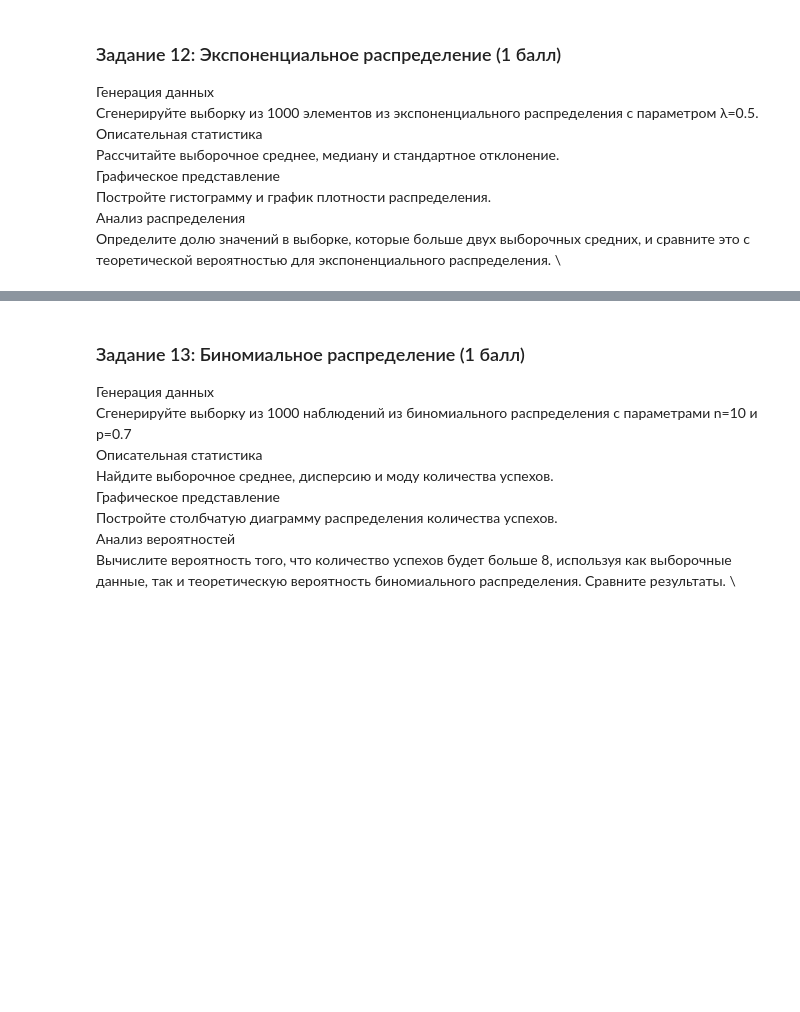
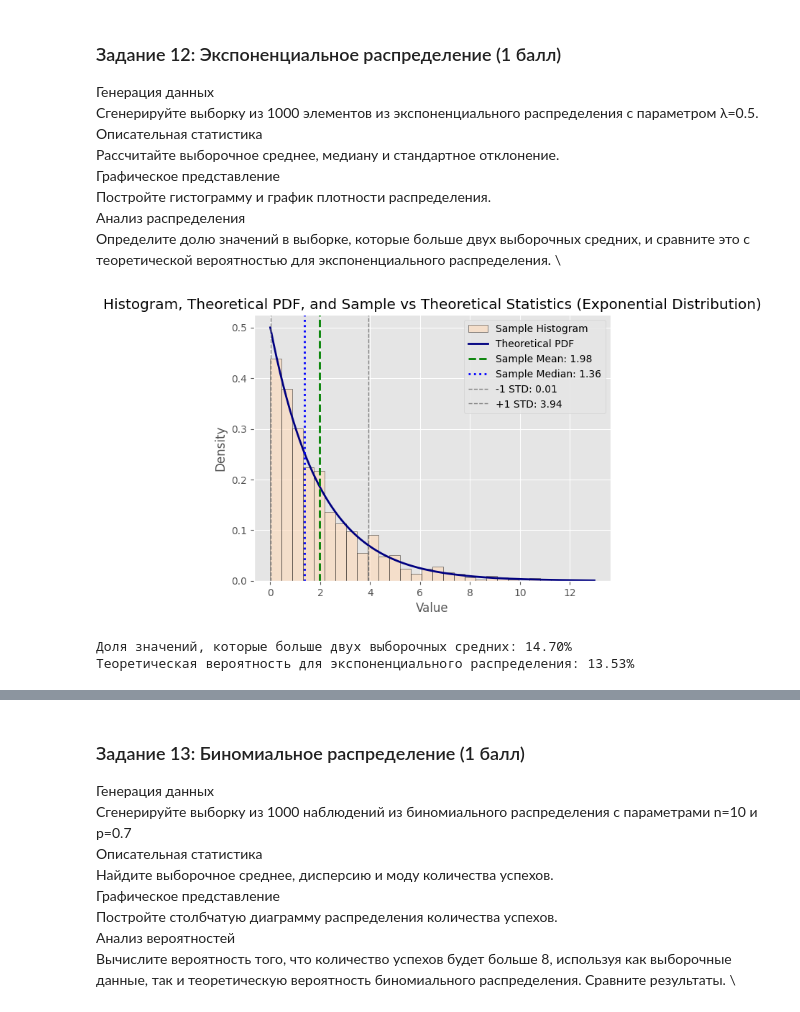
Before and after one commit to Evgenii-Iurin/ITMO, a Jupyter notebook: itmo_math_stat/ITMO_MathStat_HW_1.ipynb, the cells around one changed output, grey strips where cells are left out. Drawn from its saved outputs; the diff is of its cells as text; code cells hidden in the pictures; blank space fills up the shorter version.

```diff
--- a/itmo_math_stat/ITMO_MathStat_HW_1.ipynb
+++ b/itmo_math_stat/ITMO_MathStat_HW_1.ipynb
@@ -451,3 +483,80 @@ Theoretical percentage for normal distribution: 31.73%
 Постройте гистограмму и график плотности распределения. \
 Анализ распределения \
 Определите долю значений в выборке, которые больше двух выборочных средних, и сравните это с теоретической вероятностью для экспоненциального распределения. \
+# %%
+import numpy as np
+import matplotlib.pyplot as plt
+from scipy.stats import expon
+
+# Input parameters
+lambda_param = 0.5
+
+# Step 1: Get samples from exponential distribution
+sample_size = 1000
+samples = expon.rvs(scale=1/lambda_param, size=sample_size)
+
+# Step 2: Descriptive statistics
+sample_mean = np.mean(samples)
+sample_median = np.median(samples)
+sample_std = np.std(samples, ddof=1)
+
+theoretical_mean = 1 / lambda_param
+theoretical_median = np.log(2) / lambda_param
+theoretical_std = 1 / lambda_param
+
+data = {
+    "Statistic": ["Mean", "Median", "Standard Deviation"],
+    "Sample Value": [sample_mean, sample_median, sample_std],
+    "Theoretical Value": [theoretical_mean, theoretical_median, theoretical_std]
+}
+df = pd.DataFrame(data)
+
+
+def visualize_exponential_with_theoretical_stats(samples, lambda_param, sample_mean, sample_median, sample_std):
+    x = np.linspace(0, np.max(samples), 400)
+    pdf = expon.pdf(x, scale=1/lambda_param)
+
+    # Theoretical statistics
+    theoretical_mean = 1 / lambda_param
+    theoretical_median = np.log(2) / lambda_param
+    theoretical_std = 1 / lambda_param
+
+    # Histogram
+    plt.hist(samples, bins=30, density=True, alpha=0.6, color='peachpuff', edgecolor='black', label='Sample Histogram')
+
+    # Theoretical PDF
+    plt.plot(x, pdf, color='navy', lw=2, label='Theoretical PDF')
+
+    # Add sample mean, median, and std devs
+    plt.axvline(sample_mean, color='green', linestyle='--', lw=2, label=f'Sample Mean: {sample_mean:.2f}')
+    plt.axvline(sample_median, color='blue', linestyle=':', lw=2, label=f'Sample Median: {sample_median:.2f}')
+    plt.axvline(sample_mean - sample_std, color='gray', linestyle='--', lw=1, label=f'-1 STD: {sample_mean - sample_std:.2f}')
+    plt.axvline(sample_mean + sample_std, color='gray', linestyle='--', lw=1, label=f'+1 STD: {sample_mean + sample_std:.2f}')
+
+    # Titles and labels
+    plt.title('Histogram, Theoretical PDF, and Sample vs Theoretical Statistics (Exponential Distribution)')
+    plt.xlabel('Value')
+    plt.ylabel('Density')
+
+    plt.legend()
+    plt.show()
+
+visualize_exponential_with_theoretical_stats(samples, lambda_param, sample_mean, sample_median, sample_std)
+
+
+# Step 3: Calculate proportion of values greater than two times the sample mean
+threshold = 2 * sample_mean
+above_threshold_values = samples[samples > threshold]
+sample_proportion = len(above_threshold_values) / len(samples)
+
+# Theoretical probability P(X > 2 * mean) for exponential distribution
+theoretical_proportion = np.exp(-2)  # since P(X > a) = exp(-lambda * a) and mean = 1/lambda
+
+print(f"Доля значений, которые больше двух выборочных средних: {sample_proportion * 100:.2f}%")
+print(f"Теоретическая вероятность для экспоненциального распределения: {theoretical_proportion * 100:.2f}%")
+
+df
+# %% [output]
+[figure, added]
+Доля значений, которые больше двух выборочных средних: 14.70%
+Теоретическая вероятность для экспоненциального распределения: 13.53%
```
Also changed, not shown: parts of 10 cells of this notebook.
